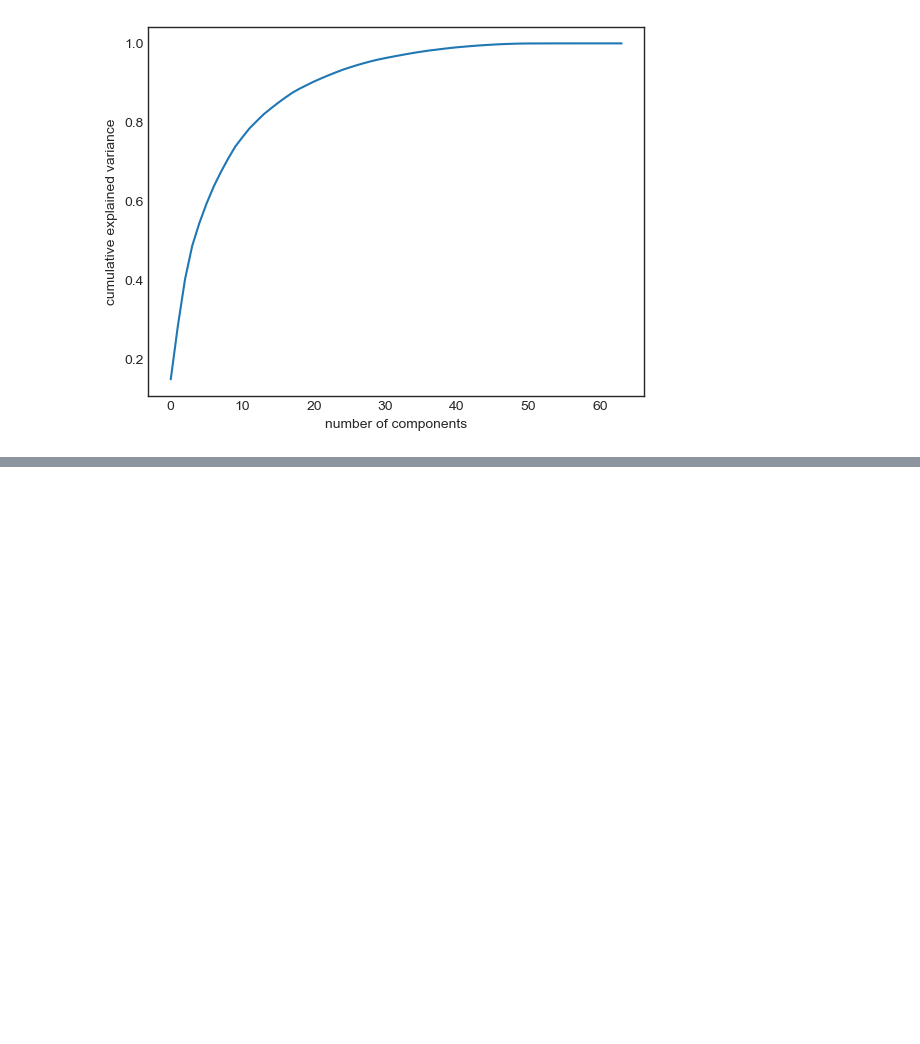
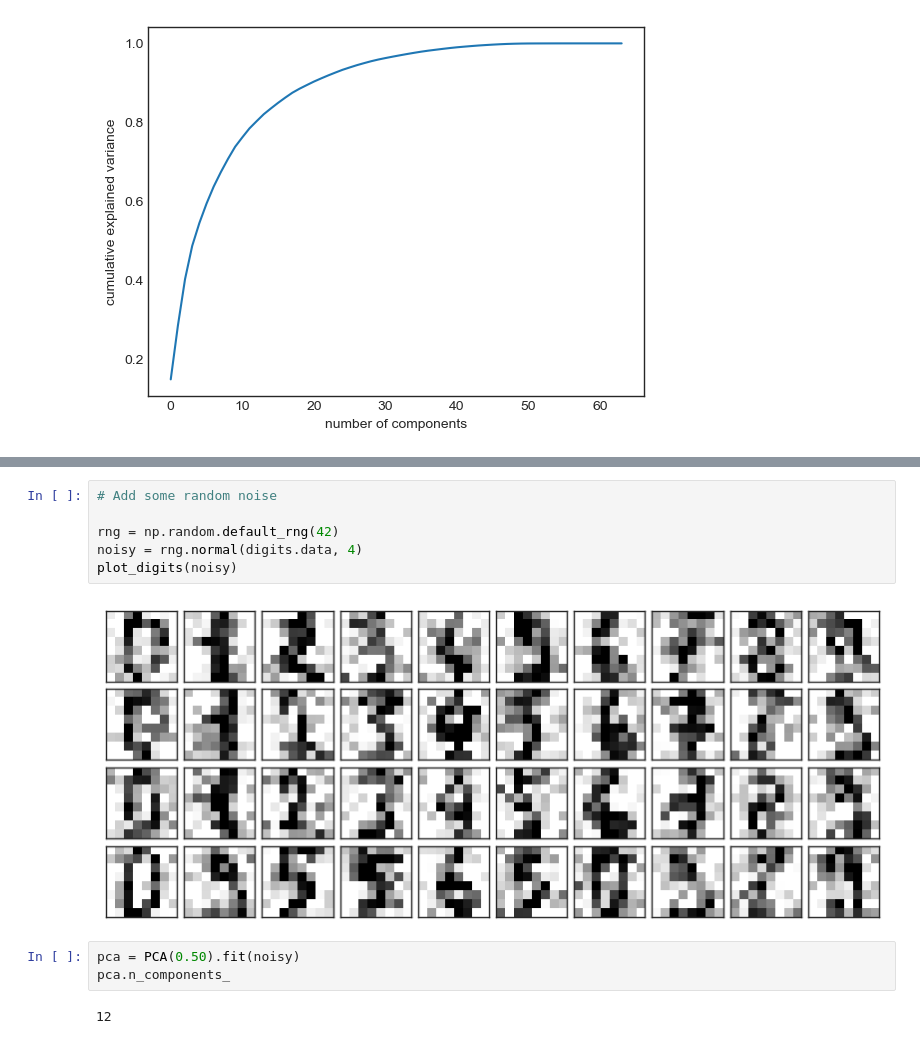
Before and after one commit to Spin8Cycle/ds-proj-remote, a Jupyter notebook: PDSHEx/ml_sklearn_notes/ml_principal_component_analysis.ipynb, the cells around one changed output, grey strips where cells are left out. Cells and saved outputs as stored; diff of their text form; blank space fills up the shorter version.

```diff
--- a/PDSHEx/ml_sklearn_notes/ml_principal_component_analysis.ipynb
+++ b/PDSHEx/ml_sklearn_notes/ml_principal_component_analysis.ipynb
@@ -218,0 +236,13 @@ plt.ylabel('cumulative explained variance');
+# %%
+# Add some random noise
+
+rng = np.random.default_rng(42)
+noisy = rng.normal(digits.data, 4)
+plot_digits(noisy)
+# %% [output]
+[figure, added]
+# %%
+pca = PCA(0.50).fit(noisy)
+pca.n_components_
+# %% [output]
+12
```
Also changed, not shown: parts of 3 cells of this notebook.
